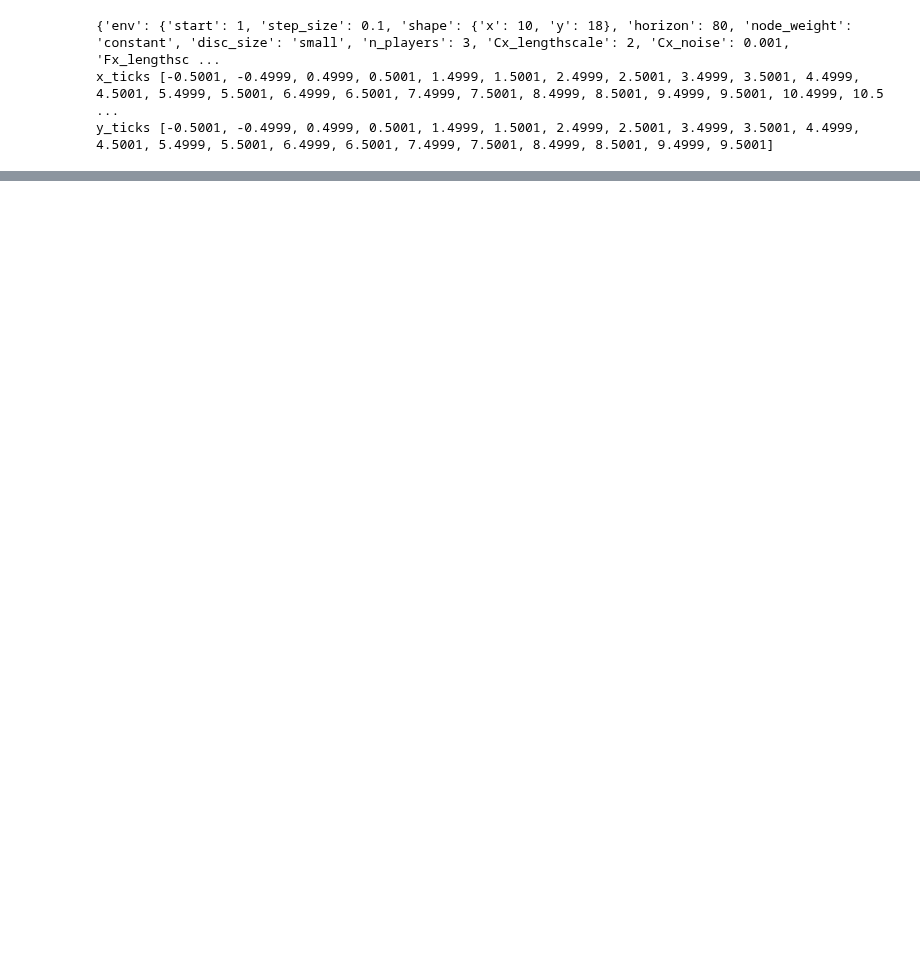
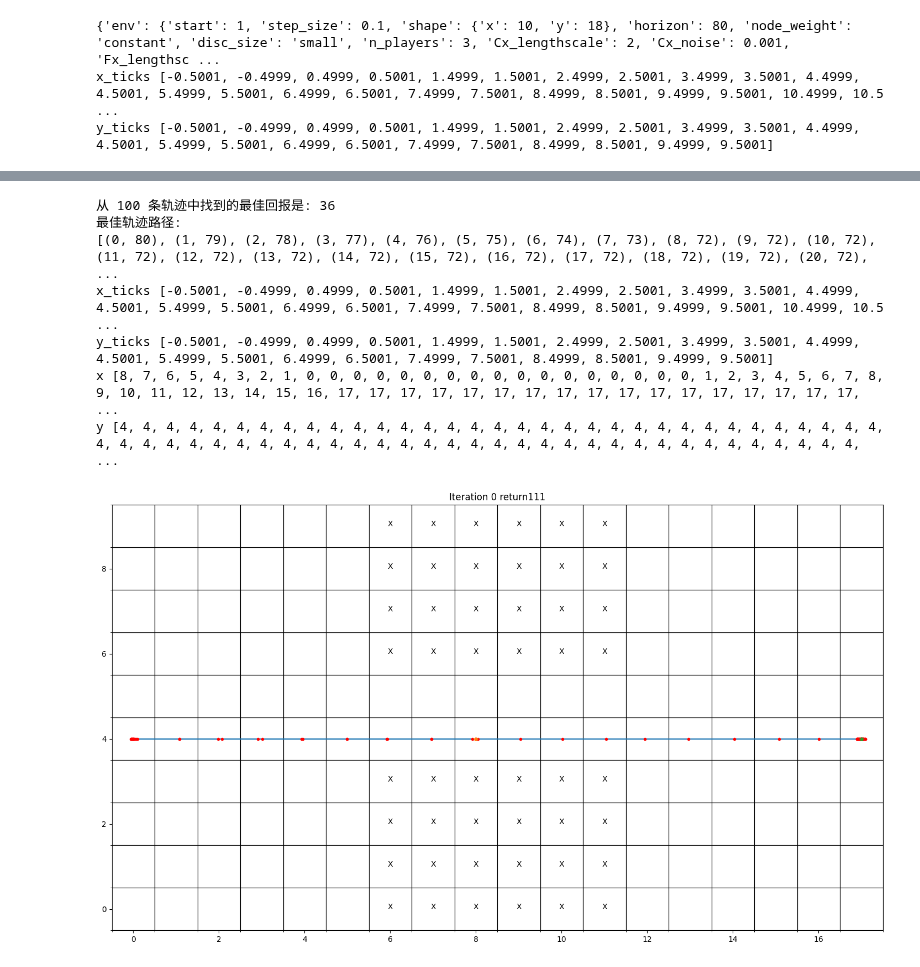
Before and after one commit to zjut-zhy/non-additive-RL, a Jupyter notebook: SAC_two_rooms_2.ipynb, the cells around one changed output, grey strips where cells are left out. Cells and saved outputs as stored; diff of their text form; code cells hidden in the pictures; blank space fills up the shorter version.

```diff
--- a/SAC_two_rooms_2.ipynb
+++ b/SAC_two_rooms_2.ipynb
@@ -396,0 +397,49 @@ y [2, 2, 2, 2, 2, 2, 2, 3, 4, 5, 6, 6, 6, 6, 6, 6, 6, 6, 6, 6, 6, 6, 6, 6, 6, 6,
+# %%
+import importlib
+import visualization
+importlib.reload(visualization)
+from visualization import Visu
+
+# 1. 设置生成100条轨迹
+num_trajectories = 100
+params["common"]["batch_size"] = num_trajectories
+
+# 2. 运行环境以生成所有轨迹
+mat_state = []
+env.initialize(params["env"]["initial"])
+mat_state.append(env.state)
+
+for h_iter in range(H - 1):
+    batch_state = append_state(mat_state, H - 1)
+    probs = agent.actor(batch_state.to(device))
+    actions_dist = torch.distributions.Categorical(probs)
+    actions = actions_dist.sample()
+    env.step(h_iter, actions.cpu())
+    mat_state.append(env.state)  # s+1
+
+# 3. 计算所有轨迹的回报并找到最佳轨迹
+all_returns = env.weighted_traj_return(mat_state, type=params["alg"]["type"])
+best_traj_index = torch.argmax(all_returns)
+max_return = all_returns[best_traj_index]
+
+print(f"从 {num_trajectories} 条轨迹中找到的最佳回报是: {max_return.item()}")
+
+# 4. 提取最佳轨迹的状态
+best_trajectory_states = [state_tensor[best_traj_index] for state_tensor in mat_state]
+
+# 5. 创建路径并进行可视化
+path = create_path_with_timesteps(best_trajectory_states)
+print("最佳轨迹路径:")
+print(path)
+
+visu = Visu(env_params=params["env"])
+visu.visu_path(path, env.Hori_ActionTransitionMatrix)
+# %% [output]
+从 100 条轨迹中找到的最佳回报是: 36
+最佳轨迹路径:
+[(0, 80), (1, 79), (2, 78), (3, 77), (4, 76), (5, 75), (6, 74), (7, 73), (8, 72), (9, 72), (10, 72), (11, 72), (12, 72), (13, 72), (14, 72), (15, 72), (16, 72), (17, 72), (18, 72), (19, 72), (20, 72), ...
+x_ticks [-0.5001, -0.4999, 0.4999, 0.5001, 1.4999, 1.5001, 2.4999, 2.5001, 3.4999, 3.5001, 4.4999, 4.5001, 5.4999, 5.5001, 6.4999, 6.5001, 7.4999, 7.5001, 8.4999, 8.5001, 9.4999, 9.5001, 10.4999, 10.5 ...
+y_ticks [-0.5001, -0.4999, 0.4999, 0.5001, 1.4999, 1.5001, 2.4999, 2.5001, 3.4999, 3.5001, 4.4999, 4.5001, 5.4999, 5.5001, 6.4999, 6.5001, 7.4999, 7.5001, 8.4999, 8.5001, 9.4999, 9.5001]
+x [8, 7, 6, 5, 4, 3, 2, 1, 0, 0, 0, 0, 0, 0, 0, 0, 0, 0, 0, 0, 0, 0, 0, 0, 0, 1, 2, 3, 4, 5, 6, 7, 8, 9, 10, 11, 12, 13, 14, 15, 16, 17, 17, 17, 17, 17, 17, 17, 17, 17, 17, 17, 17, 17, 17, 17, 17, 17, ...
+y [4, 4, 4, 4, 4, 4, 4, 4, 4, 4, 4, 4, 4, 4, 4, 4, 4, 4, 4, 4, 4, 4, 4, 4, 4, 4, 4, 4, 4, 4, 4, 4, 4, 4, 4, 4, 4, 4, 4, 4, 4, 4, 4, 4, 4, 4, 4, 4, 4, 4, 4, 4, 4, 4, 4, 4, 4, 4, 4, 4, 4, 4, 4, 4, 4, 4, ...
+[figure, added]
```
Also changed, not shown: parts of 4 cells of this notebook.
